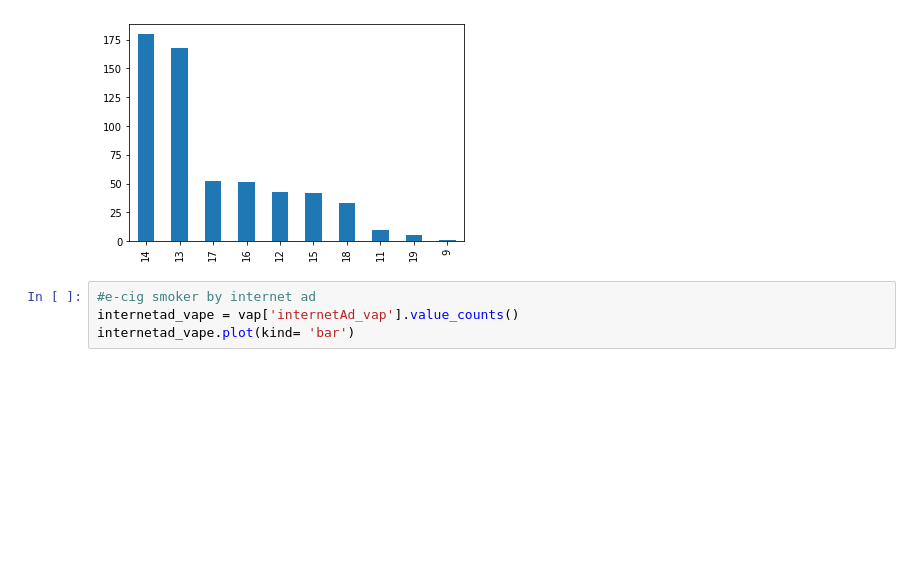
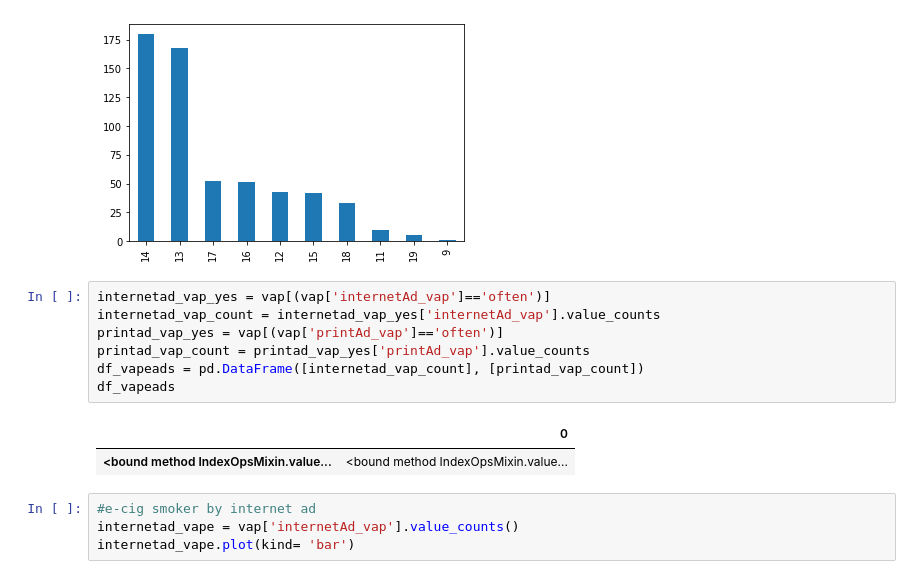
Before and after one commit to AnjanaDelhi/project_1, a Jupyter notebook: vaping.ipynb, the cells around one changed output. Drawn from its saved outputs; the diff is of its cells as text; blank space fills up the shorter version.

```diff
--- a/vaping.ipynb
+++ b/vaping.ipynb
@@ -554,6 +554,16 @@ ads_smoker_age.plot(kind='bar')
 # %% [output]
 <matplotlib.axes._subplots.AxesSubplot at 0x...>
 [figure]
+# %%
+internetad_vap_yes = vap[(vap['internetAd_vap']=='often')]
+internetad_vap_count = internetad_vap_yes['internetAd_vap'].value_counts
+printad_vap_yes = vap[(vap['printAd_vap']=='often')]
+printad_vap_count = printad_vap_yes['printAd_vap'].value_counts
+df_vapeads = pd.DataFrame([internetad_vap_count], [printad_vap_count])
+df_vapeads
+# %% [output]
+|  | 0 |
+| <bound method IndexOpsMixin.value... | <bound method IndexOpsMixin.value... |
 # %%
 #e-cig smoker by internet ad
 internetad_vape = vap['internetAd_vap'].value_counts()
```
